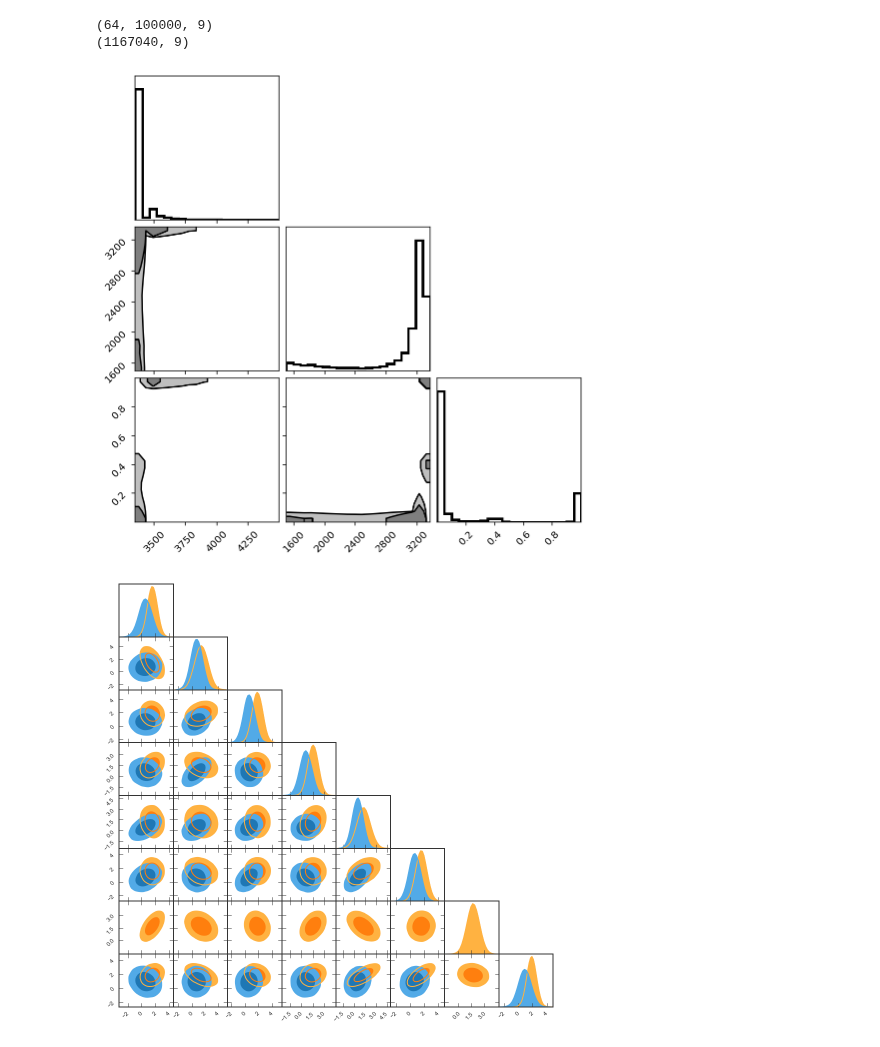
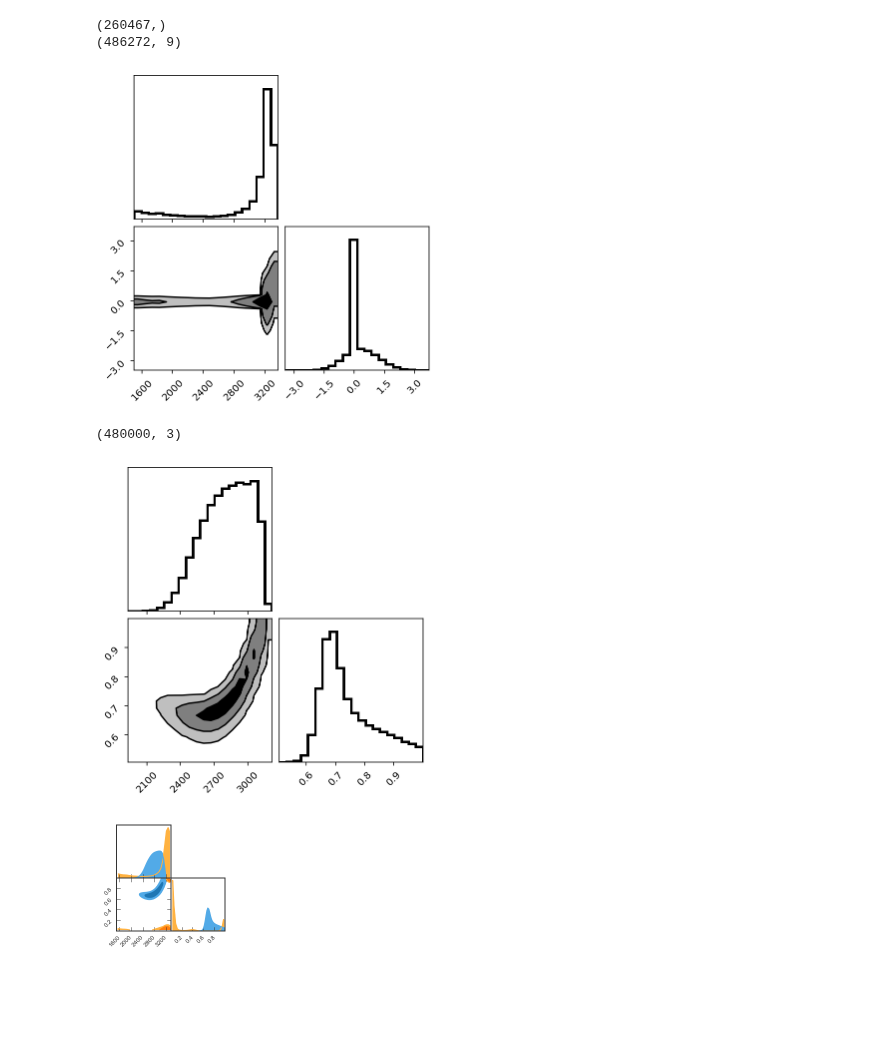
Before and after one commit to awmann/K233Spots, a Jupyter notebook: multi_contour.ipynb, the cells around one changed output. Cells and saved outputs as stored; diff of their text form; code cells hidden in the pictures; blank space fills up the shorter version.

```diff
--- a/multi_contour.ipynb
+++ b/multi_contour.ipynb
@@ -9,29 +9,50 @@ import corner
 # %%
 filename = 'Multispec_snifs6.h5'
 reader = emcee.backends.HDFBackend(filename)
-print(np.shape(chain))
 burnin = 10000
-thin = 5
+thin = 12
 samples = reader.get_chain(discard=burnin, flat=True, thin=thin)
-
-print(np.shape(samples))
-# %% [output]
-(64, 100000, 9)
-(1167040, 9)
 # %%
-samples_trim = samples[:,0:3]
+samples_trim1 = samples[:,1:3]
+ll = np.squeeze(np.where(samples_trim1[:,0] > 3200))
+print(np.shape(ll))
+print(np.shape(samples))
+samples_trim1[ll,1] += 0.5*np.random.randn(np.size(ll))
 
 fig = corner.corner(
-    samples_trim,
+    samples_trim1,
     fill_contours=True, plot_datapoints=False,title_kwargs={"fontsize": 11},#title_fmt='.3f',
     hist_kwargs={"linewidth": 2.5},levels=[(1-np.exp(-0.5)),(1-np.exp(-2)),(1-np.exp(-4.5))]
 );
 # %% [output]
+(260467,)
+(486272, 9)
-[figure, old version]
+[figure, new version]
+# %%
+filename = 'Transspec2.h5'
+reader = emcee.backends.HDFBackend(filename)
+burnin = 10000
+thin = 1
+samples = reader.get_chain(discard=burnin, flat=True, thin=thin)
+
+print(np.shape(samples))
+samples_trim2 = samples[:,0:2]
+tmp1 = np.array(samples_trim2[:,0])
+tmp2 = np.array(samples_trim2[:,1])
+samples_trim2[:,0] = np.array(tmp2)
+samples_trim2[:,1] = np.array(tmp1)
+
+fig = corner.corner(
+    samples_trim2,
+    fill_contours=True, plot_datapoints=False,title_kwargs={"fontsize": 11},#title_fmt='.3f',
+    hist_kwargs={"linewidth": 2.5},levels=[(1-np.exp(-0.5)),(1-np.exp(-2)),(1-np.exp(-4.5))]
+);
+# %% [output]
+(480000, 3)
+[figure, added]
 # %%
-
-GTC = pygtc.plotGTC(chains=[samples1,samples2])
+GTC = pygtc.plotGTC(chains=[samples_trim2,samples_trim1])
 # %% [output]
-[figure, old version]
+[figure, new version]
 # %%
 # %% [output]
```
Also changed, not shown: parts of 2 cells of this notebook, 4 other files.
